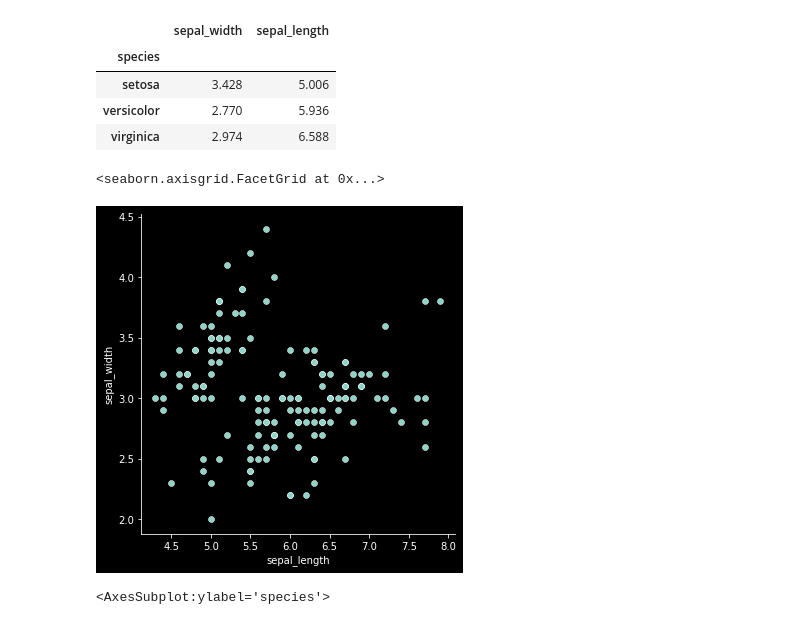
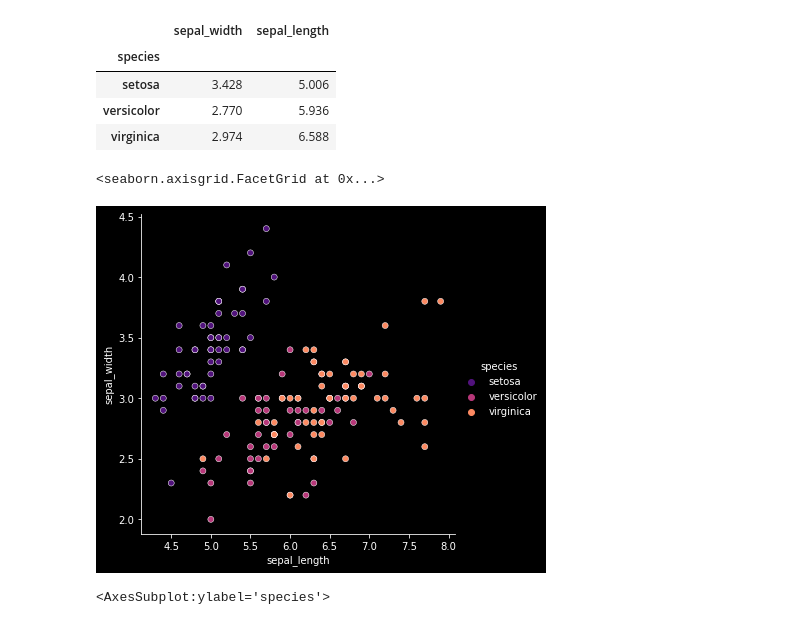
Before and after one commit to Ken-Alviola/numpy-pandas-visualization-exercises, a Jupyter notebook: seaborn_exercises.ipynb, the cells around one changed output. Cells and saved outputs as stored; diff of their text form; code cells hidden in the pictures.

```diff
--- a/seaborn_exercises.ipynb
+++ b/seaborn_exercises.ipynb
@@ -39,10 +39,10 @@ iris.groupby('species')[['sepal_width', 'sepal_length']].mean()
 | versicolor | 2.770 | 5.936 |
 | virginica | 2.974 | 6.588 |
 # %%
-sns.relplot(x='sepal_length', y='sepal_width', data=iris)
+sns.relplot(x='sepal_length', y='sepal_width', data=iris,hue='species',palette='magma')
 # %% [output]
 <seaborn.axisgrid.FacetGrid at 0x...>
-[figure, old version]
+[figure, new version]
 # %%
 iris.groupby('species')[['sepal_width', 'sepal_length']].mean().plot.barh()
 # %% [output]
```
Also changed, not shown: parts of 6 cells of this notebook.
